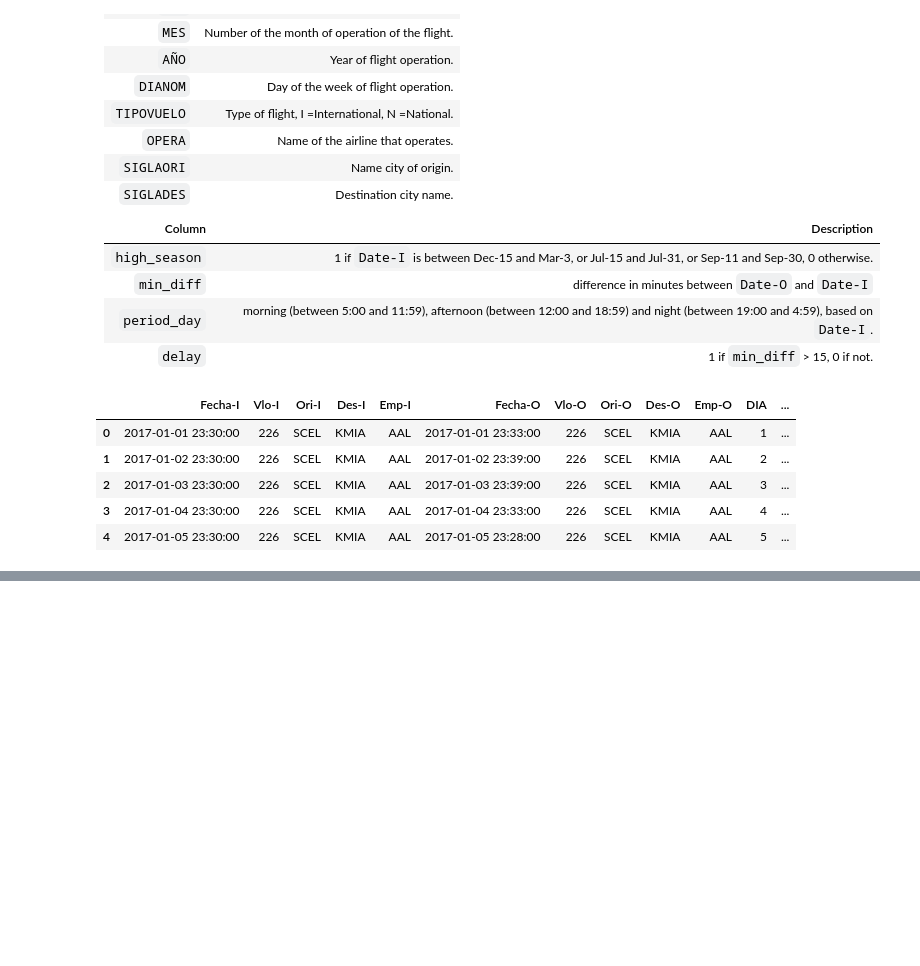
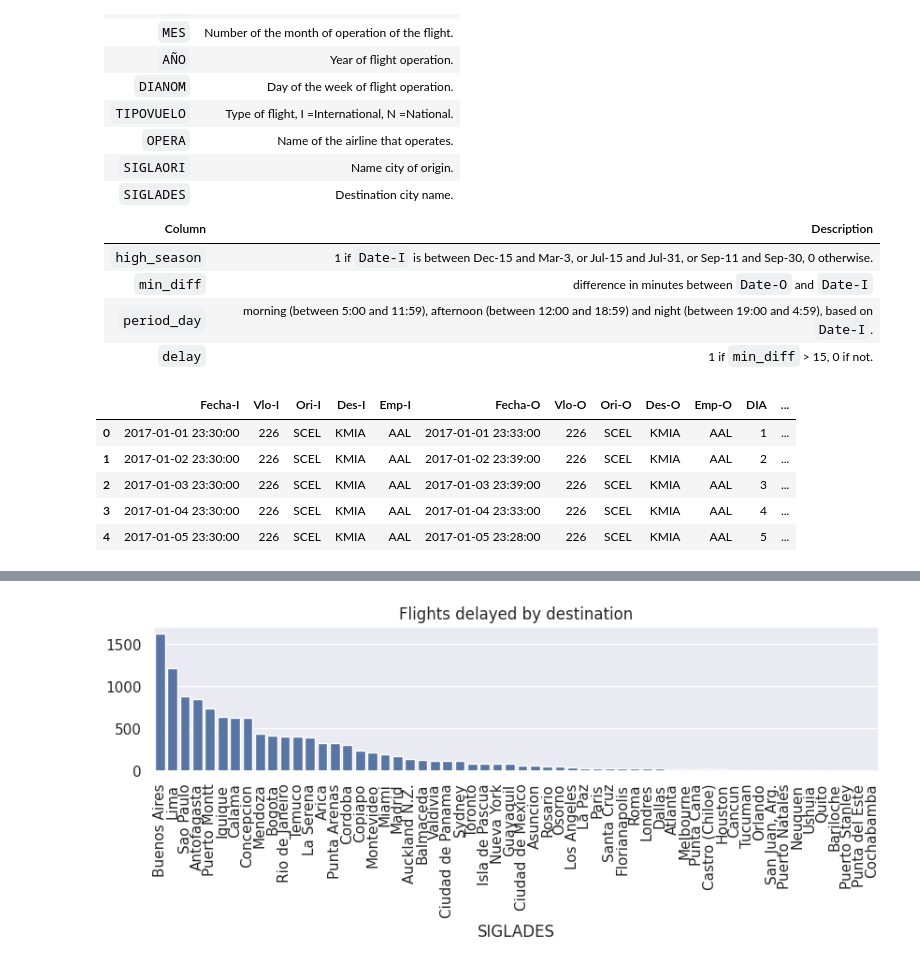
Before and after one commit to cristhianclx/66v, a Jupyter notebook: 04-02.ipynb, the cells around one changed output, grey strips where cells are left out. Cells and saved outputs as stored; diff of their text form; code cells hidden in the pictures; blank space fills up the shorter version.

```diff
--- a/04-02.ipynb
+++ b/04-02.ipynb
@@ -49,0 +200,13 @@ data.head()
+# %%
+import matplotlib.pyplot as plt
+import seaborn as sns
+
+flights_delayed_by_destination = data[data["delay"]==1]["SIGLADES"].value_counts()
+plt.figure(figsize = (10, 2))
+sns.set(style="darkgrid")
+sns.barplot(x=flights_delayed_by_destination.index, y = flights_delayed_by_destination.values)
+plt.title("Flights delayed by destination")
+plt.xticks(rotation = 90)
+plt.show()
+# %% [output]
+[figure, added]
```
Also changed, not shown: parts of 16 cells of this notebook.
